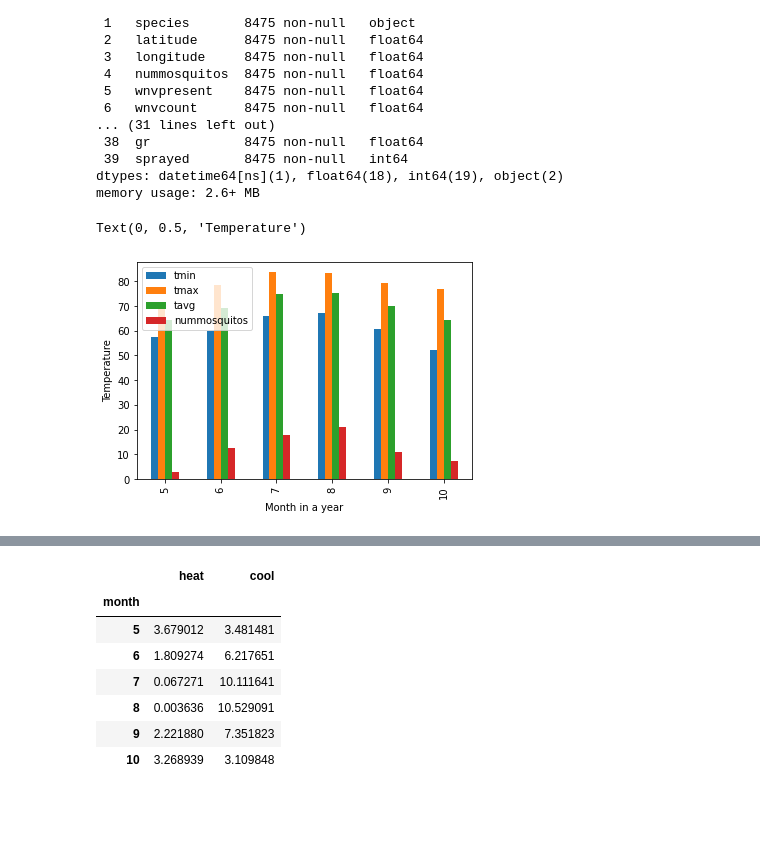
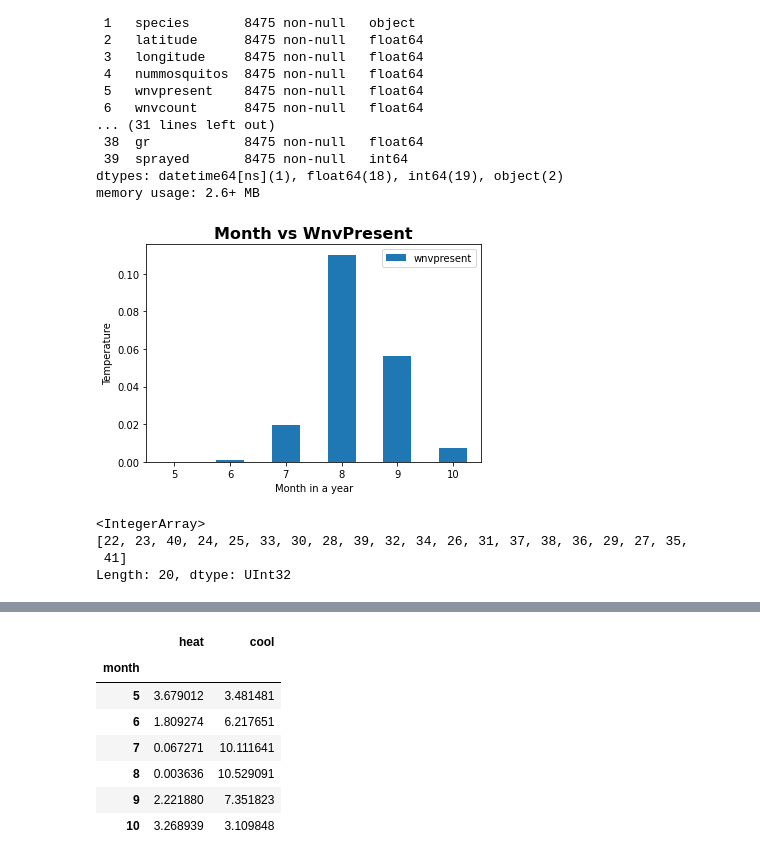
Before and after one commit to msamhz/GA-Project_4, a Jupyter notebook: code/1_Data_Cleanup_Consolidated.ipynb, the cells around one changed output, grey strips where cells are left out. Saved outputs shown, nothing was run; the diff lists cells and outputs as text; code cells hidden in the pictures; blank space fills up the shorter version.

Commit message:
Update 1_Data_Cleanup_Consolidated.ipynb
Added Graph for better visuals for Weather set

Changed dummify method of Weather sete for `CodeSum`

```diff
--- a/code/1_Data_Cleanup_Consolidated.ipynb
+++ b/code/1_Data_Cleanup_Consolidated.ipynb
@@ -1265,9 +1249,10 @@ memory usage: 2.6+ MB
 train_merged['year'] = train_merged.loc[:,'date'].dt.year
 # %%
 # monthly trend of average temperature
-train_merged.groupby('month').mean()[['tmin', 'tmax', 'tavg', 'nummosquitos']].plot.bar()
+train_merged.groupby('month').mean()[['wnvpresent']].plot.bar()
 plt.xlabel('Month in a year')
 plt.ylabel('Temperature')
+plt.title('Month vs WnvPresent', fontdict={'fontsize': 16, 'weight': 'bold'})
+plt.xticks(rotation=0);
 # %% [output]
-Text(0, 0.5, 'Temperature')
-[figure, old version]
+[figure, new version]
@@ -1273,0 +1261,11 @@ Text(0, 0.5, 'Temperature')
+# %%
+spray.count()
+
+spray['year'] = spray['date'].dt.year
+spray['week'] = train_merged.loc[:,'date'].dt.isocalendar().week
+spray[spray.year == 2011].week.unique()
+# %% [output]
+<IntegerArray>
+[22, 23, 40, 24, 25, 33, 30, 28, 39, 32, 34, 26, 31, 37, 38, 36, 29, 27, 35,
+ 41]
+Length: 20, dtype: UInt32
```
Also changed, not shown: parts of 24 cells of this notebook.
